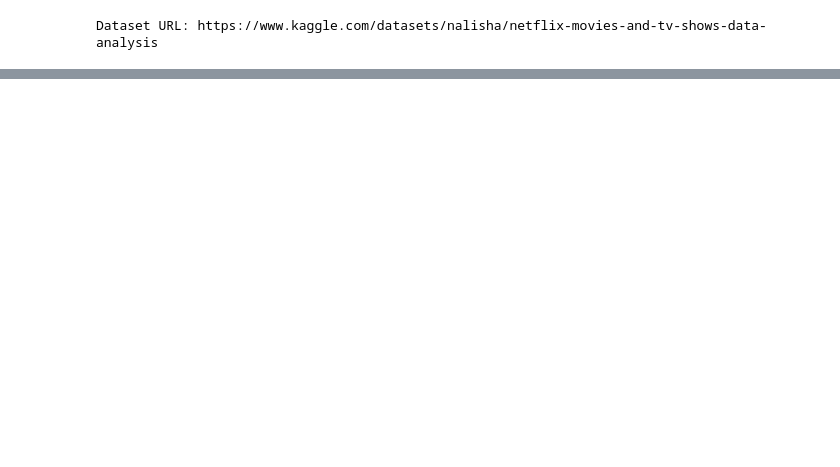
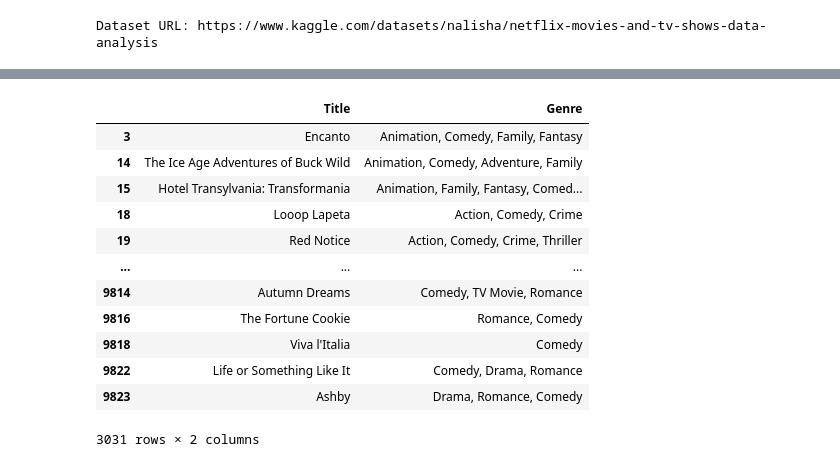
Before and after one commit to zmatt01/netflix, a Jupyter notebook: src/kaggle_etl.ipynb, the cells around one changed output, grey strips where cells are left out. Saved outputs shown, nothing was run; the diff lists cells and outputs as text; code cells hidden in the pictures; blank space fills up the shorter version.

```diff
--- a/src/kaggle_etl.ipynb
+++ b/src/kaggle_etl.ipynb
@@ -49,0 +159,18 @@ df.head()
+# %%
+comedy_movies = df[df['Genre'].str.contains('Comedy', na=False)]
+
+comedy_movies[['Title', 'Genre']]
+# %% [output]
+|  | Title | Genre |
+| 3 | Encanto | Animation, Comedy, Family, Fantasy |
+| 14 | The Ice Age Adventures of Buck Wild | Animation, Comedy, Adventure, Family |
+| 15 | Hotel Transylvania: Transformania | Animation, Family, Fantasy, Comed... |
+| 18 | Looop Lapeta | Action, Comedy, Crime |
+| 19 | Red Notice | Action, Comedy, Crime, Thriller |
+| ... | ... | ... |
+| 9814 | Autumn Dreams | Comedy, TV Movie, Romance |
+| 9816 | The Fortune Cookie | Romance, Comedy |
+| 9818 | Viva l'Italia | Comedy |
+| 9822 | Life or Something Like It | Comedy, Drama, Romance |
+| 9823 | Ashby | Drama, Romance, Comedy |
+3031 rows × 2 columns
```
Also changed, not shown: parts of 14 cells of this notebook.
